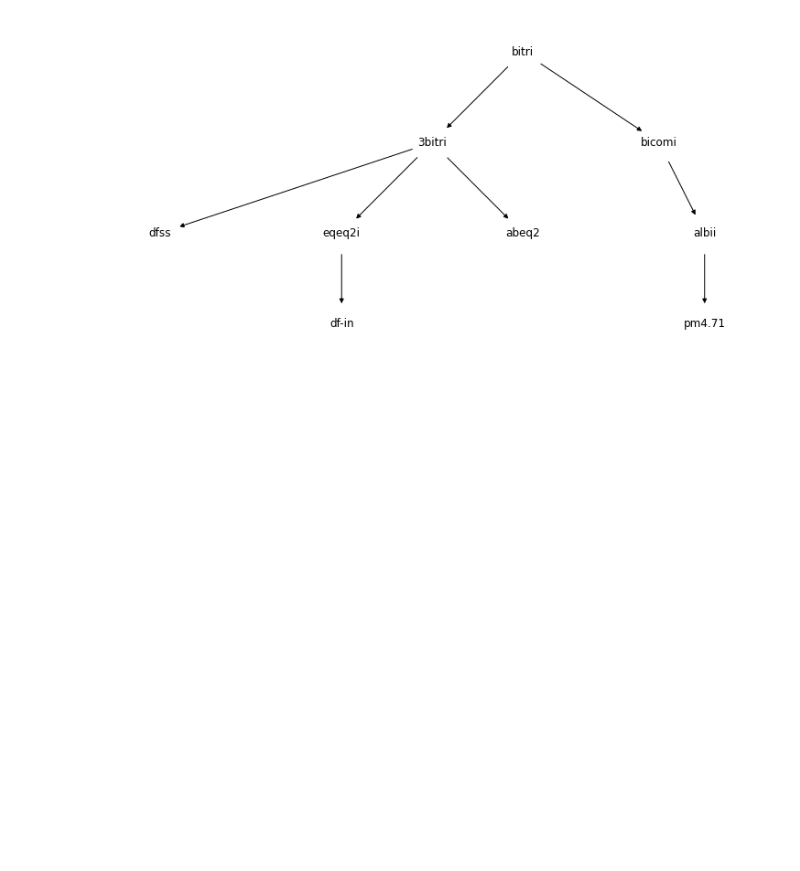
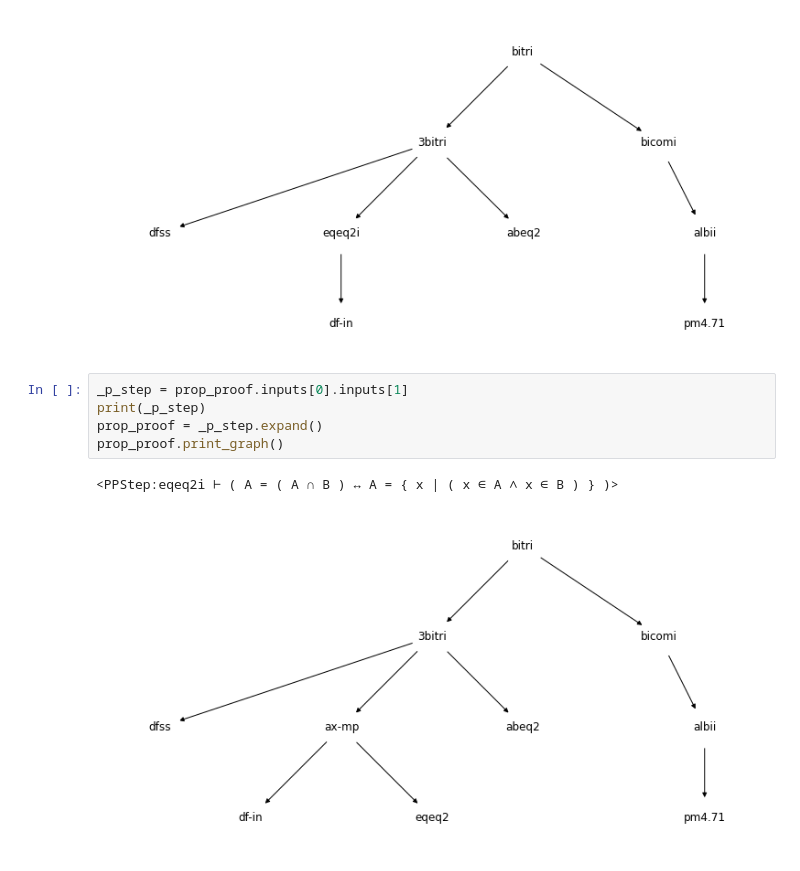
Before and after one commit to lucolivi/mathview, a Jupyter notebook: expansion related/expanding working.ipynb, the cells around one changed output. Cells and saved outputs as stored; diff of their text form; blank space fills up the shorter version.

```diff
--- a/expansion related/expanding working.ipynb
+++ b/expansion related/expanding working.ipynb
@@ -356,3 +41,11 @@ prop_proof = prop_proof.expand()
 prop_proof.print_graph()
 # %% [output]
 [figure]
+# %%
+_p_step = prop_proof.inputs[0].inputs[1]
+print(_p_step)
+prop_proof = _p_step.expand()
+prop_proof.print_graph()
+# %% [output]
+<PPStep:eqeq2i ⊢ ( A = ( A ∩ B ) ↔ A = { x | ( x ∈ A ∧ x ∈ B ) } )>
+[figure, added]
```
Also changed, not shown: parts of 33 cells of this notebook, 3 other files.
